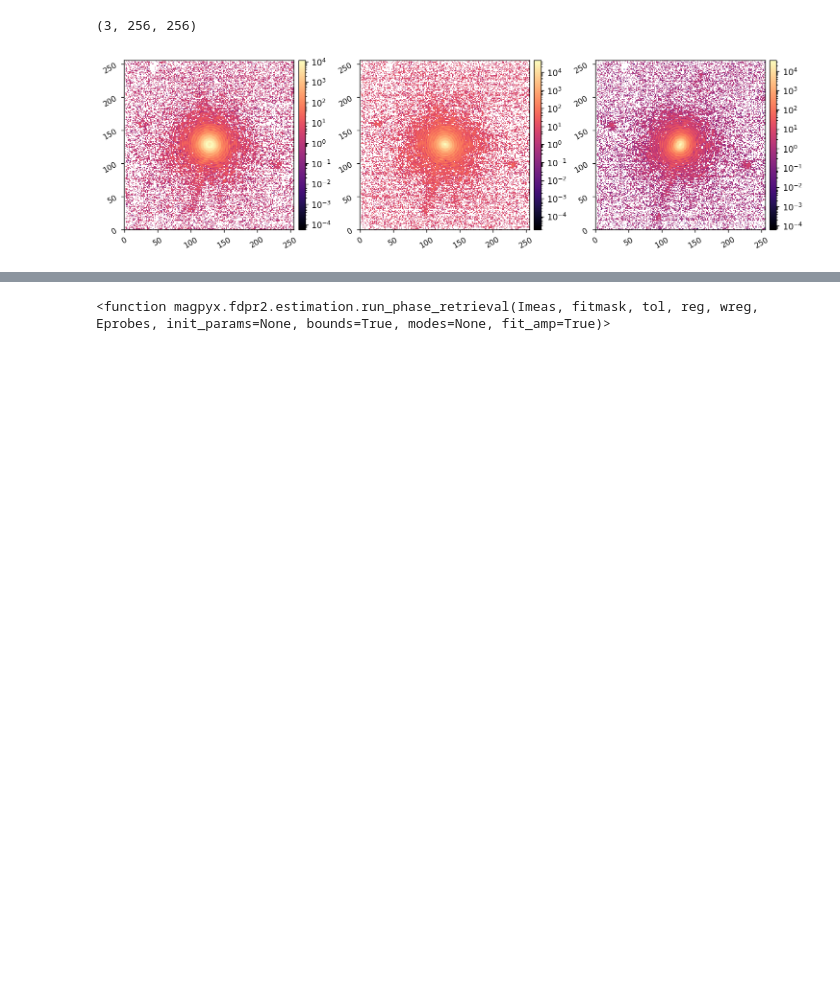
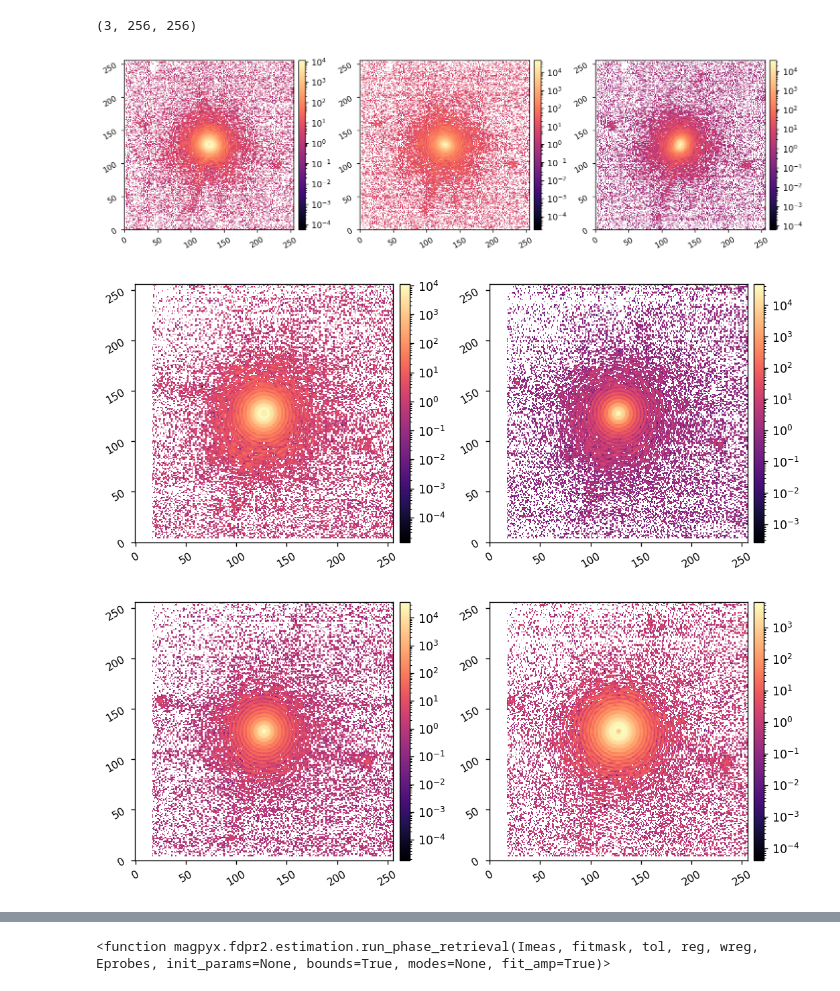
Before and after one commit to kian1377/aefc-vortex, a Jupyter notebook: scoob/upsample_pr_data.ipynb, the cells around one changed output, grey strips where cells are left out. Saved outputs shown, nothing was run; the diff lists cells and outputs as text; code cells hidden in the pictures; blank space fills up the shorter version.

```diff
--- a/scoob/upsample_pr_data.ipynb
+++ b/scoob/upsample_pr_data.ipynb
@@ -66,6 +57,14 @@ imshows.imshow3(Imeas[0], Imeas[1], Imeas[2], lognorm=1)
 # %% [output]
 (3, 256, 256)
 [figure]
+# %%
+fdpr2_data = utils.load_pickle('data/20250113_fdpr2_ring_15.pkl')
+Imeas = fdpr2_data['Imeas']
+imshow2(Imeas[0], Imeas[1], lognorm=1)
+imshow2(Imeas[2], Imeas[3], lognorm=1)
+# %% [output]
+[figure, added]
+[figure, added]
 # %%
 # parse configuration
 probevals = np.asarray(config_params.get_param('diversity', 'probevals', float))
```
Also changed, not shown: parts of 14 cells of this notebook, 1 other file.
